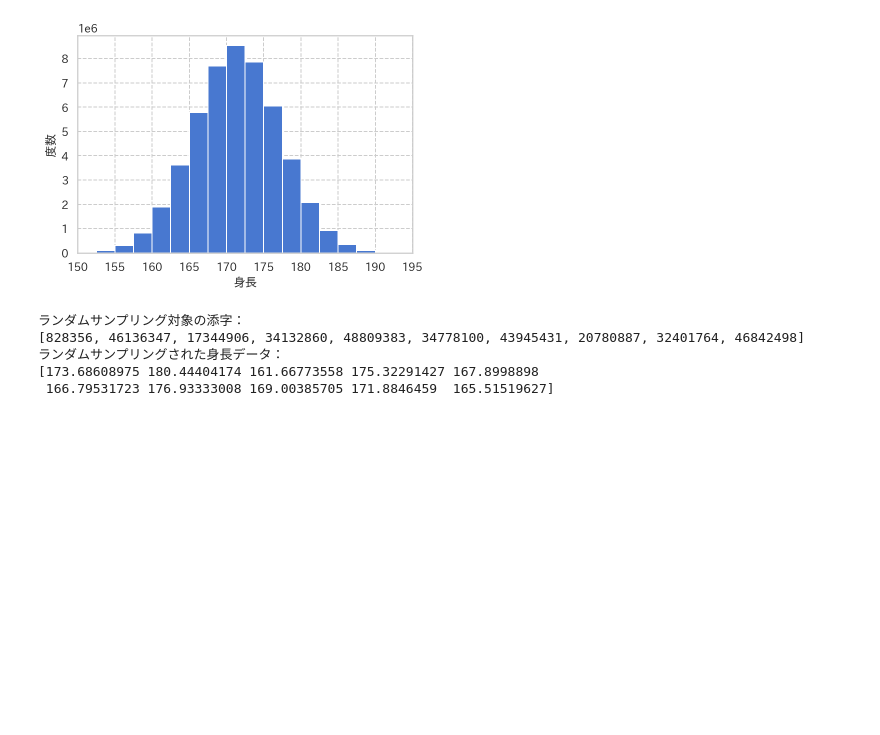
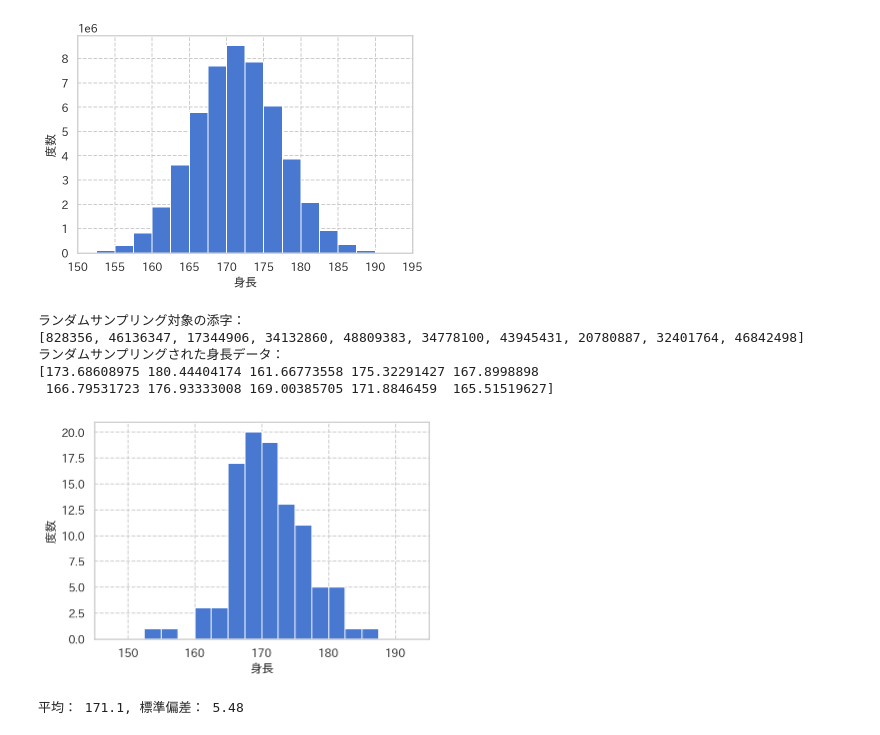
Before and after one commit to zfukuoka/Copying_a_sutra, a Jupyter notebook: SoftwareDesign202010_01/SoftwareDesign202010_0104.ipynb, the cells around one changed output. Cells and saved outputs as stored; diff of their text form; code cells hidden in the pictures; blank space fills up the shorter version.

```diff
--- a/SoftwareDesign202010_01/SoftwareDesign202010_0104.ipynb
+++ b/SoftwareDesign202010_01/SoftwareDesign202010_0104.ipynb
@@ -96,3 +96,17 @@ print(height_men_sampled)
 ランダムサンプリングされた身長データ：
 [173.68608975 180.44404174 161.66773558 175.32291427 167.8998898
  166.79531723 176.93333008 169.00385705 171.8846459  165.51519627]
+# %%
+# 100個の標本の分布
+height_men_sampled = height_men[index[:100]]
+plt.figure(figsize=(6,4))
+plt.hist(height_men_sampled, bins=np.arange(140, 200, 2.5))
+plt.xlim(145, 195)
+plt.ylabel("度数")
+plt.xlabel("身長")
+plt.show()
+
+print(f"平均： {np.mean(height_men_sampled):.1f}, 標準偏差： {np.std(height_men_sampled, ddof=1):.2f}")
+# %% [output]
+[figure, added]
+平均： 171.1, 標準偏差： 5.48
```
Also changed, not shown: parts of 1 cell of this notebook.
